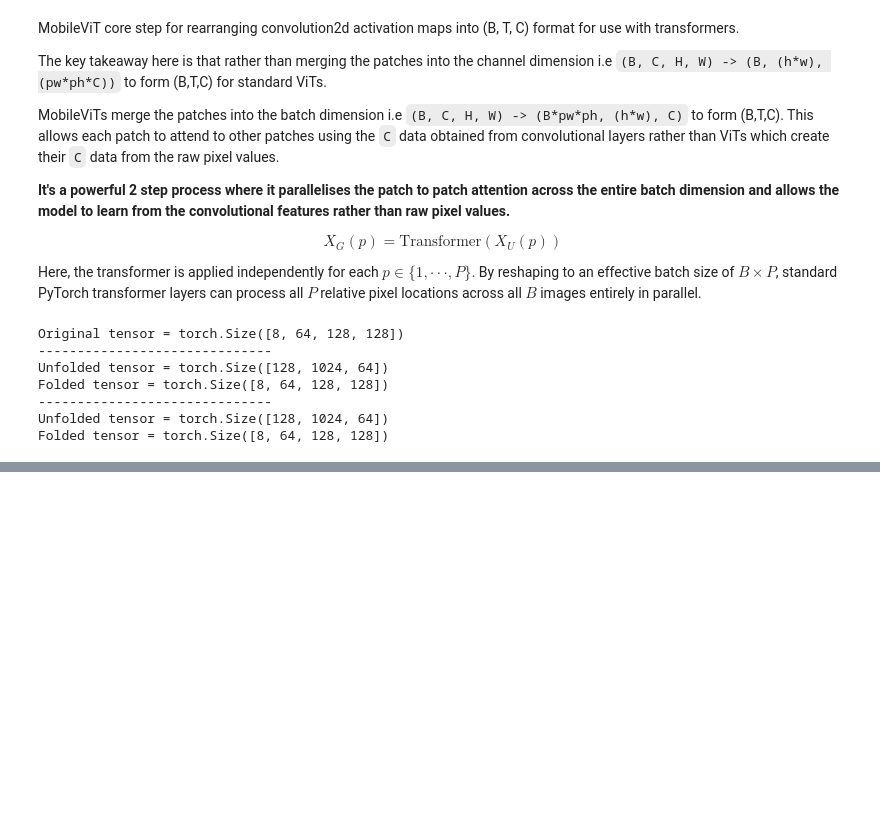
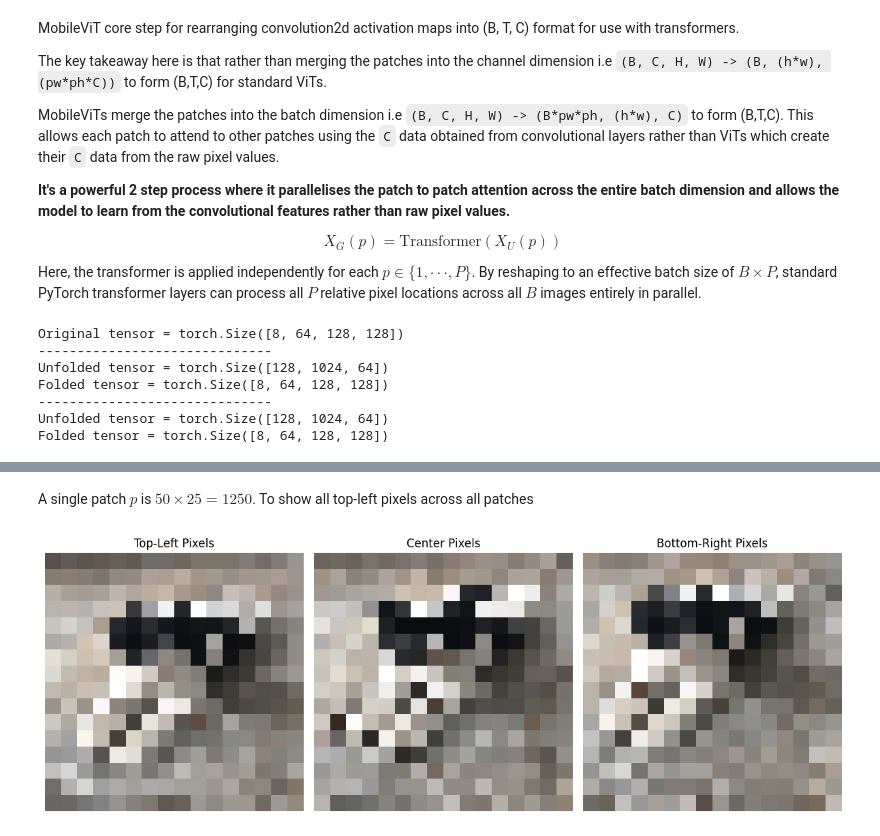
Before and after one commit to Lxrd-AJ/mobile-vits, a Jupyter notebook: ronin.ipynb, the cells around one changed output, grey strips where cells are left out. Drawn from its saved outputs; the diff is of its cells as text; code cells hidden in the pictures; blank space fills up the shorter version.

```diff
--- a/ronin.ipynb
+++ b/ronin.ipynb
@@ -66,0 +251,35 @@ Folded tensor = torch.Size([8, 64, 128, 128])
+# %% [markdown]
+A single patch $p$ is $50 \times 25 = 1250$. To show all top-left pixels across all patches
+# %%
+topLeftAnansi = unfoldedAnansi[0, :, :]
+
+centerPixelIdx = unfoldedAnansi.shape[0] // 2
+centerPixelAnansi = unfoldedAnansi[centerPixelIdx, :, :]
+
+bottomRightIdx = unfoldedAnansi.shape[0] - 1
+bottomRightAnansi = unfoldedAnansi[bottomRightIdx, :, :]
+
+h, w = H // ph, W // pw
+
+topLeftAnansi = topLeftAnansi.reshape(h, w, C)
+centerPixelAnansi = centerPixelAnansi.reshape(h, w, C)
+bottomRightAnansi = bottomRightAnansi.reshape(h, w, C)
+
+# Tile side by side
+fig, axes = plt.subplots(1, 3, figsize=(12, 6))
+axes[0].imshow(topLeftAnansi)
+axes[0].set_title('Top-Left Pixels')
+axes[0].axis('off')
+
+axes[1].imshow(centerPixelAnansi)
+axes[1].set_title('Center Pixels')
+axes[1].axis('off')
+
+axes[2].imshow(bottomRightAnansi)
+axes[2].set_title('Bottom-Right Pixels')
+axes[2].axis('off')
+
+plt.tight_layout()
+plt.show()
+# %% [output]
+[figure, added]
```
Also changed, not shown: parts of 12 cells of this notebook, 5 other files.
